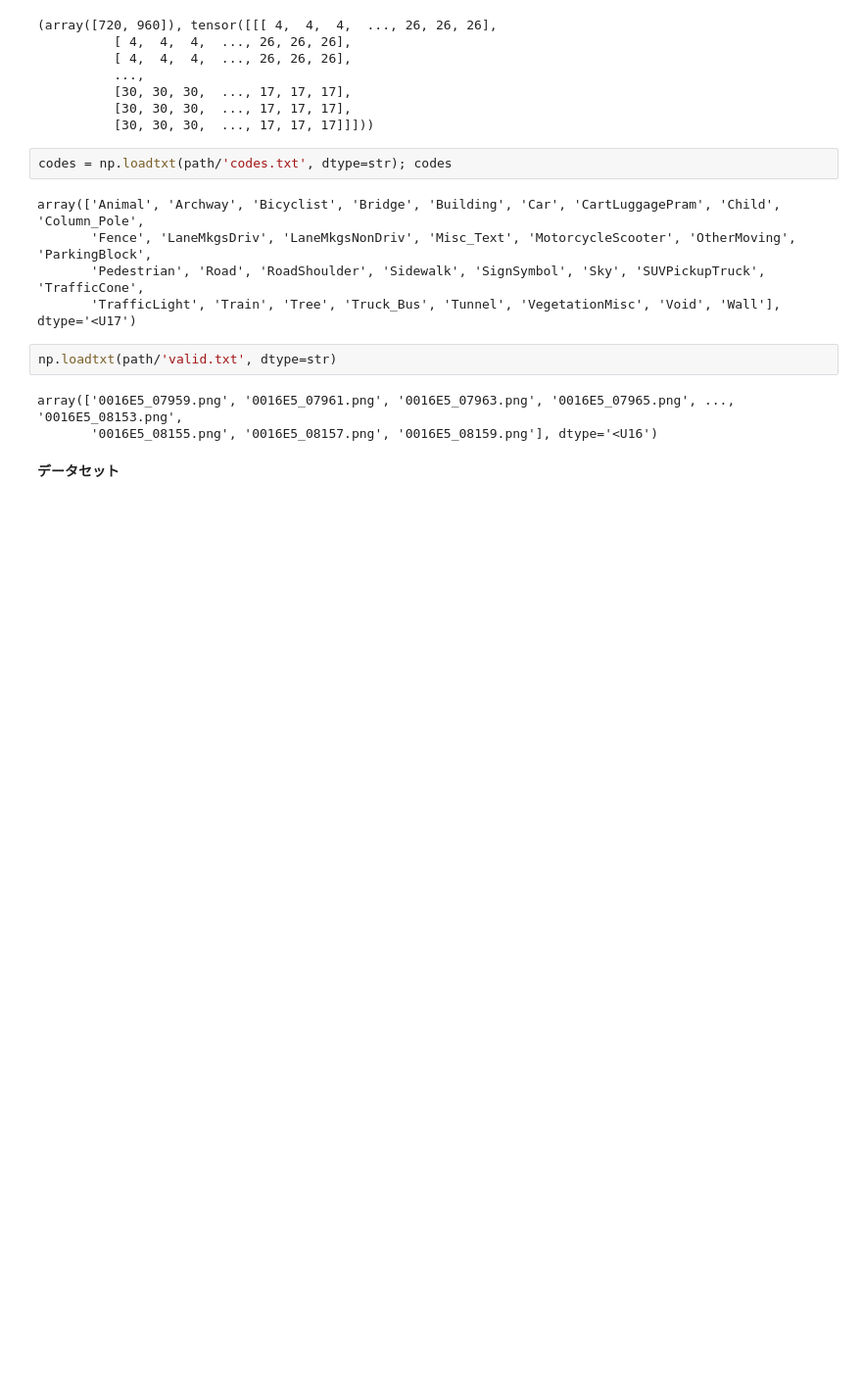
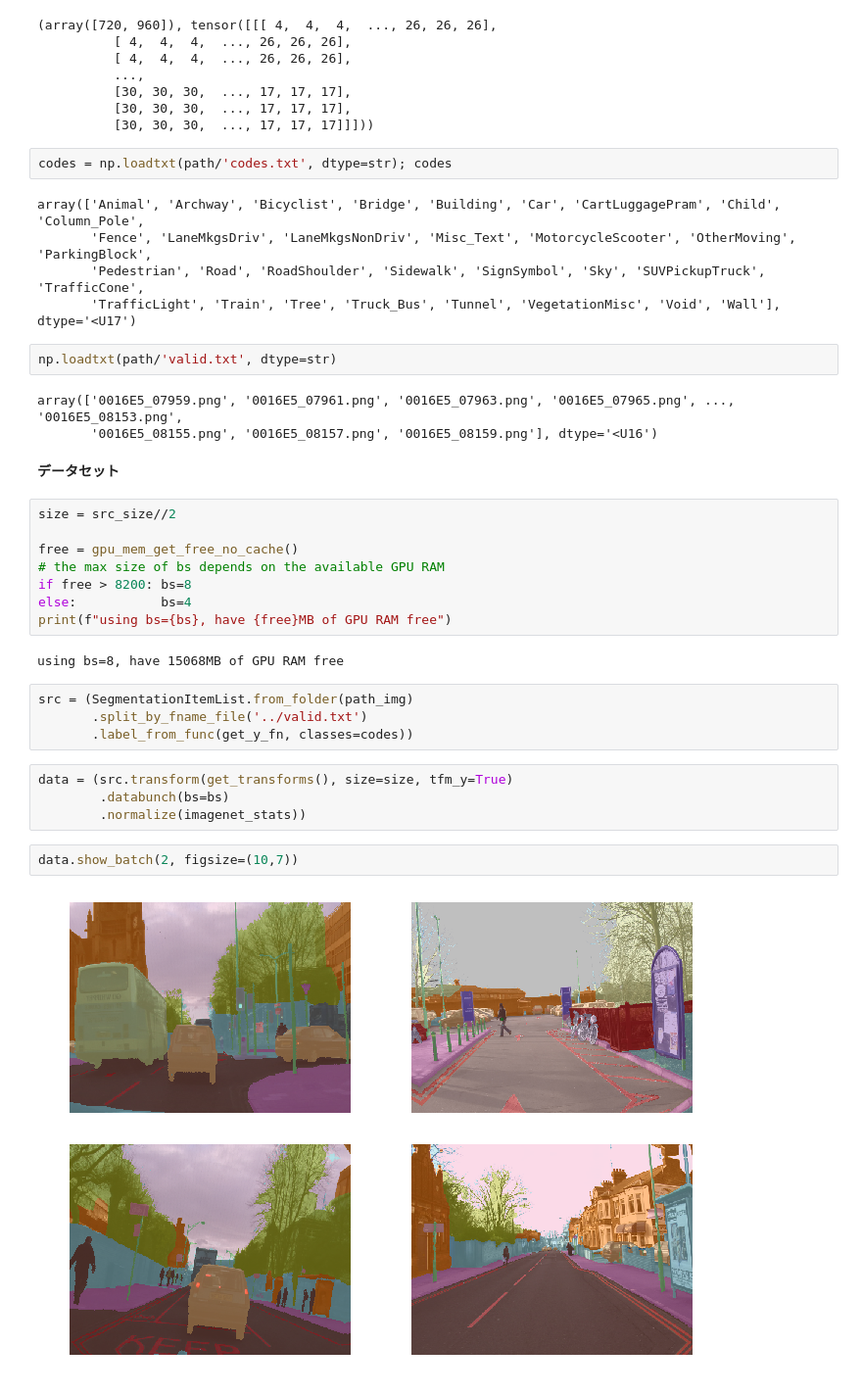
Before and after one commit to nishizaki0327/fastai, a Jupyter notebook: Lesson3.ipynb, the cells around one changed output. Shown at 98% size. Cells and saved outputs as stored; diff of their text form; blank space fills up the shorter version.

```diff
--- a/Lesson3.ipynb
+++ b/Lesson3.ipynb
@@ -126,3 +126,25 @@ array(['0016E5_07959.png', '0016E5_07961.png', '0016E5_07963.png', '0016E5_07965
        '0016E5_08155.png', '0016E5_08157.png', '0016E5_08159.png'], dtype='<U16')
 # %% [markdown]
 **データセット**
+# %%
+size = src_size//2
+
+free = gpu_mem_get_free_no_cache()
+# the max size of bs depends on the available GPU RAM
+if free > 8200: bs=8
+else:           bs=4
+print(f"using bs={bs}, have {free}MB of GPU RAM free")
+# %% [output]
+using bs=8, have 15068MB of GPU RAM free
+# %%
+src = (SegmentationItemList.from_folder(path_img)
+       .split_by_fname_file('../valid.txt')
+       .label_from_func(get_y_fn, classes=codes))
+# %%
+data = (src.transform(get_transforms(), size=size, tfm_y=True)
+        .databunch(bs=bs)
+        .normalize(imagenet_stats))
+# %%
+data.show_batch(2, figsize=(10,7))
+# %% [output]
+[figure, added]
```
Also changed, not shown: parts of 16 cells of this notebook.
